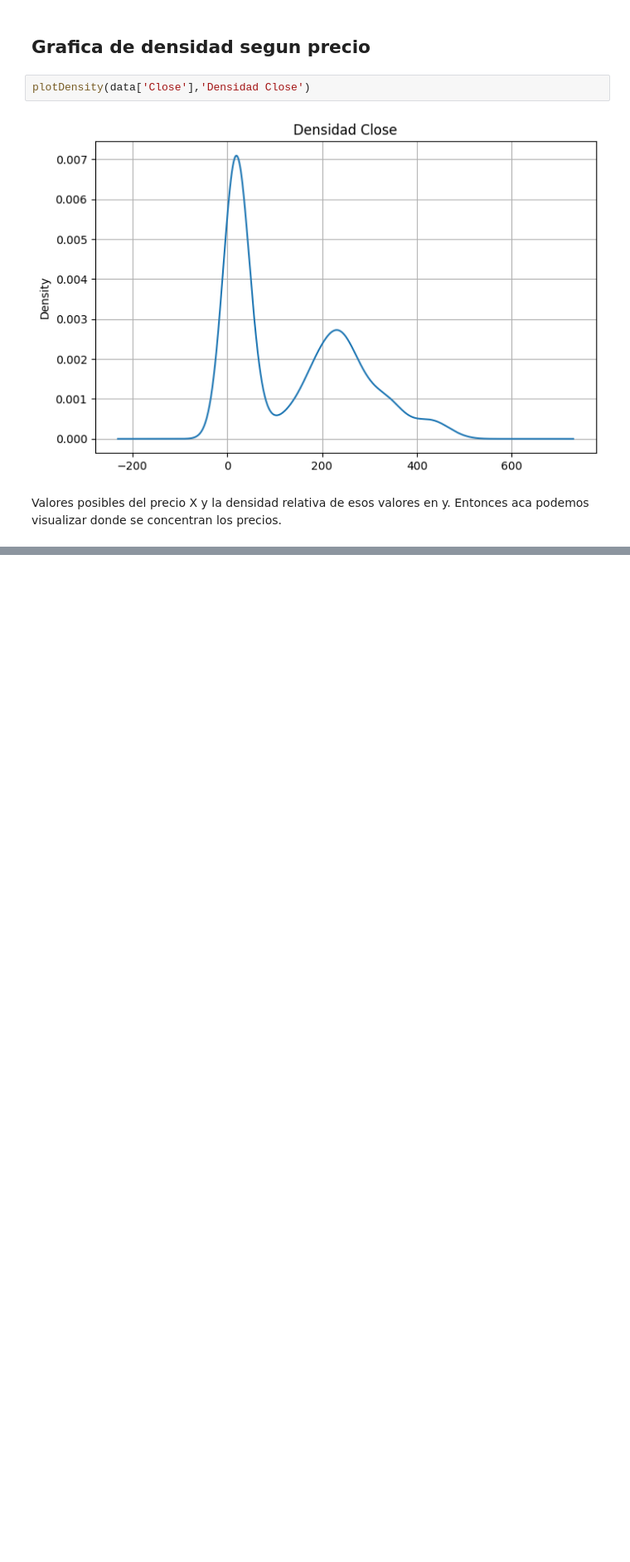
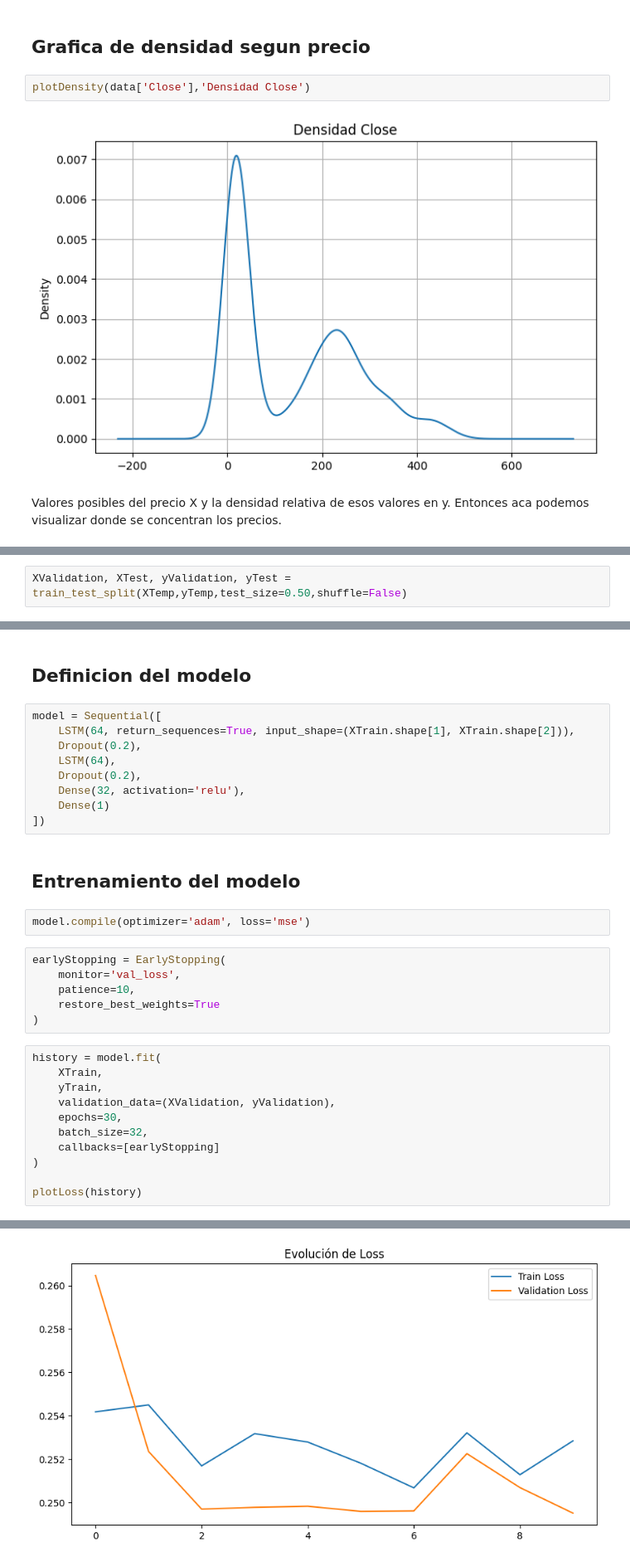
Before and after one commit to 42engineering/P3MetodologiasAgilesML, a Jupyter notebook: tdsp_template/P3_tsla/scripts/tsl_stock_data.ipynb, the cells around one changed output, grey strips where cells are left out. Shown at 83% size. Cells and saved outputs as stored; diff of their text form; blank space fills up the shorter version.

Commit message:
Modelacion y evaluacion

```diff
--- a/tdsp_template/P3_tsla/scripts/tsl_stock_data.ipynb
+++ b/tdsp_template/P3_tsla/scripts/tsl_stock_data.ipynb
@@ -255,0 +300,2 @@ Valores posibles del precio X y la densidad relativa de esos valores en y. Enton
+# %%
+XValidation, XTest, yValidation, yTest = train_test_split(XTemp,yTemp,test_size=0.50,shuffle=False)
@@ -255,0 +310,33 @@ Valores posibles del precio X y la densidad relativa de esos valores en y. Enton
+# %% [markdown]
+## Definicion del modelo
+# %%
+model = Sequential([
+    LSTM(64, return_sequences=True, input_shape=(XTrain.shape[1], XTrain.shape[2])),
+    Dropout(0.2),
+    LSTM(64),
+    Dropout(0.2),
+    Dense(32, activation='relu'),
+    Dense(1)
+])
+# %% [markdown]
+## Entrenamiento del modelo
+# %%
+model.compile(optimizer='adam', loss='mse')
+# %%
+earlyStopping = EarlyStopping(
+    monitor='val_loss',
+    patience=10,
+    restore_best_weights=True
+)
+# %%
+history = model.fit(
+    XTrain,
+    yTrain,
+    validation_data=(XValidation, yValidation),
+    epochs=30,
+    batch_size=32,
+    callbacks=[earlyStopping]
+)
+
+plotLoss(history)
+# %% [output]
@@ -255,0 +363 @@ Valores posibles del precio X y la densidad relativa de esos valores en y. Enton
+[figure, added]
```
Also changed, not shown: parts of 11 cells of this notebook.
